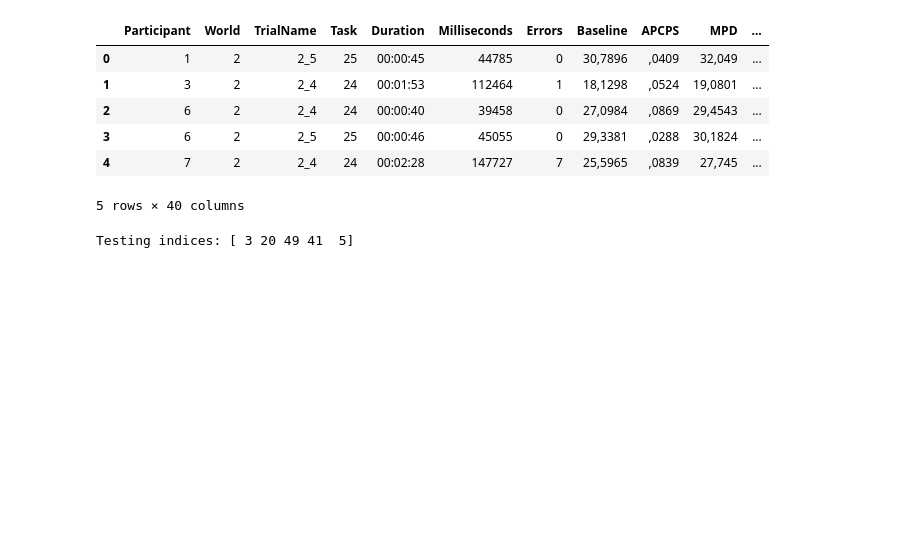
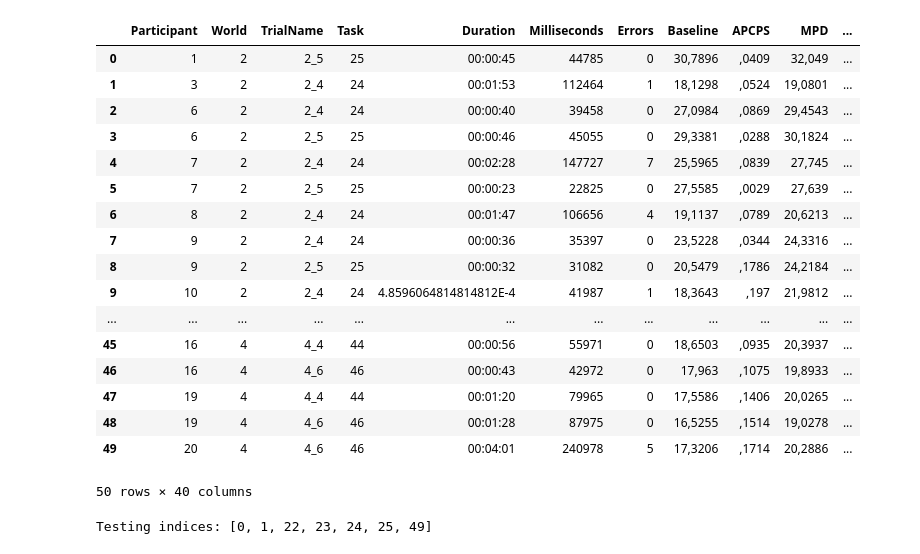
Before and after one commit to RodolfoFerro/Pupil, a Jupyter notebook: scripts/Support Vector Machine.ipynb, the cells around one changed output. Drawn from its saved outputs; the diff is of its cells as text; code cells hidden in the pictures; blank space fills up the shorter version.

```diff
--- a/scripts/Support Vector Machine.ipynb
+++ b/scripts/Support Vector Machine.ipynb
@@ -13,24 +13,38 @@ import numpy as np
 # %%
 # Load data:
 data = pd.read_csv("../data/Final_Results_Pupil_v2.csv", sep=";")
 
 # Print first 5 rows:
-data.head()
+data
 # %% [output]
 |  | Participant | World | TrialName | Task | Duration | Milliseconds | Errors | Baseline | APCPS | MPD | ... |
 | 0 | 1 | 2 | 2_5 | 25 | 00:00:45 | 44785 | 0 | 30,7896 | ,0409 | 32,049 | ... |
 | 1 | 3 | 2 | 2_4 | 24 | 00:01:53 | 112464 | 1 | 18,1298 | ,0524 | 19,0801 | ... |
 | 2 | 6 | 2 | 2_4 | 24 | 00:00:40 | 39458 | 0 | 27,0984 | ,0869 | 29,4543 | ... |
 | 3 | 6 | 2 | 2_5 | 25 | 00:00:46 | 45055 | 0 | 29,3381 | ,0288 | 30,1824 | ... |
 | 4 | 7 | 2 | 2_4 | 24 | 00:02:28 | 147727 | 7 | 25,5965 | ,0839 | 27,745 | ... |
+| 5 | 7 | 2 | 2_5 | 25 | 00:00:23 | 22825 | 0 | 27,5585 | ,0029 | 27,639 | ... |
+| 6 | 8 | 2 | 2_4 | 24 | 00:01:47 | 106656 | 4 | 19,1137 | ,0789 | 20,6213 | ... |
+| 7 | 9 | 2 | 2_4 | 24 | 00:00:36 | 35397 | 0 | 23,5228 | ,0344 | 24,3316 | ... |
+| 8 | 9 | 2 | 2_5 | 25 | 00:00:32 | 31082 | 0 | 20,5479 | ,1786 | 24,2184 | ... |
+| 9 | 10 | 2 | 2_4 | 24 | 4.8596064814814812E-4 | 41987 | 1 | 18,3643 | ,197 | 21,9812 | ... |
+| ... | ... | ... | ... | ... | ... | ... | ... | ... | ... | ... | ... |
+| 45 | 16 | 4 | 4_4 | 44 | 00:00:56 | 55971 | 0 | 18,6503 | ,0935 | 20,3937 | ... |
+| 46 | 16 | 4 | 4_6 | 46 | 00:00:43 | 42972 | 0 | 17,963 | ,1075 | 19,8933 | ... |
+| 47 | 19 | 4 | 4_4 | 44 | 00:01:20 | 79965 | 0 | 17,5586 | ,1406 | 20,0265 | ... |
+| 48 | 19 | 4 | 4_6 | 46 | 00:01:28 | 87975 | 0 | 16,5255 | ,1514 | 19,0278 | ... |
+| 49 | 20 | 4 | 4_6 | 46 | 00:04:01 | 240978 | 5 | 17,3206 | ,1714 | 20,2886 | ... |
-5 rows × 40 columns
+50 rows × 40 columns
 # %%
 # Create testing indices (10%):
-np.random.seed(8)
-test_idx = np.random.choice(len(data), int(len(data)*.1))
+#np.random.seed(8)
+#test_idx = np.random.choice(len(data), int(len(data)*.1))
+#print("Testing indices:", test_idx)
+
+test_idx = [0, 1, 22, 23, 24, 25, 49]
 print("Testing indices:", test_idx)
 # %% [output]
-Testing indices: [ 3 20 49 41  5]
+Testing indices: [0, 1, 22, 23, 24, 25, 49]
 # %%
 def clean_data(data):
     """Utlity function to parse data."""
```
Also changed, not shown: parts of 2 cells of this notebook, 5 other files.
